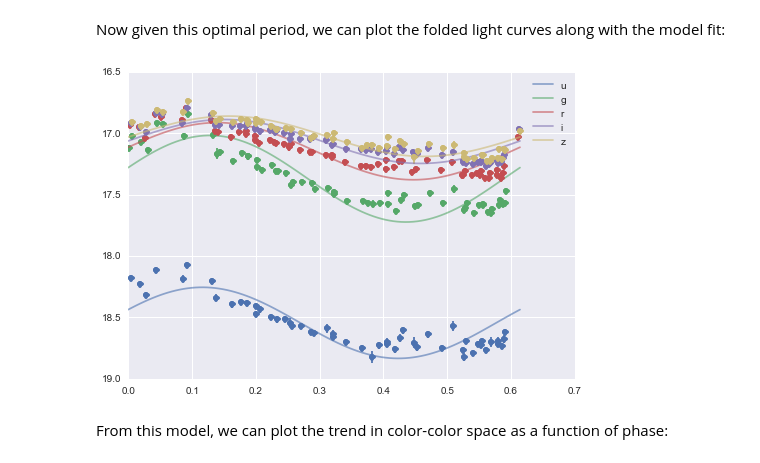
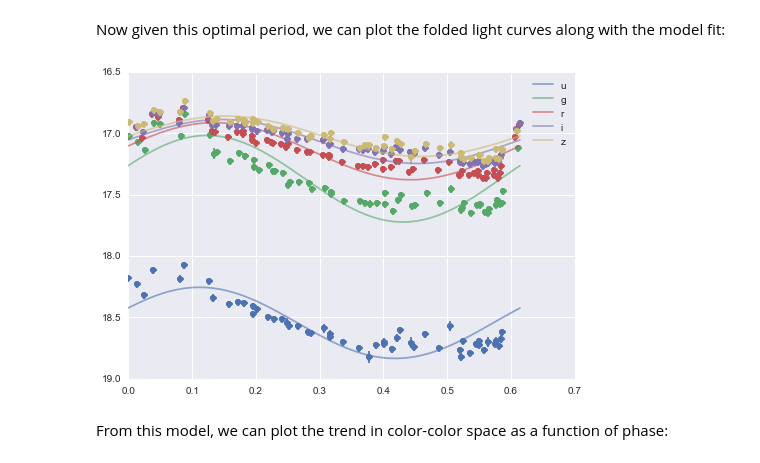
Before and after one commit to jakevdp/multiband_LS, a Jupyter notebook: examples/MultibandExample.ipynb, the cells around one changed output. Drawn from its saved outputs; the diff is of its cells as text; code cells hidden in the pictures.

```diff
--- a/examples/MultibandExample.ipynb
+++ b/examples/MultibandExample.ipynb
@@ -46,7 +46,7 @@ The ``LombScargleMultiband`` class has the tools needed to compute multiband lom
 Note that we're doing a four-term truncated Fourier fit:
 # %%
 from multiband_LS.lomb_scargle import LombScargleMultibandFast
-model = LombScargleMultibandFast()
+model = LombScargleMultibandFast(period_range=(0.4, 0.8))
 model.fit(t, y, dy, filts)
 # %% [output]
 <multiband_LS.lomb_scargle.LombScargleMultibandFast at 0x...>
@@ -72,23 +73,23 @@ plt.plot(periods, P);
 # %% [markdown]
 Now given this optimal period, we can plot the folded light curves along with the model fit:
 # %%
-def plot_folded(model, P_best):
-    tfit = np.linspace(0, P_best, 100)[:, None]
-    yfits = model.predict(tfit, ['u', 'g', 'r', 'i', 'z'], 2 * np.pi / P_best)
+def plot_folded(model):
+    tfit = np.linspace(0, model.best_period, 100)[:, None]
+    yfits = model.predict(tfit, filts=['u', 'g', 'r', 'i', 'z'])
 
     colors = plt.rcParams['axes.color_cycle']
 
     for i, (color, filt) in enumerate(zip(colors[:5], 'ugriz')):
         mask = (filts == filt)
-        plt.errorbar(t[mask] % P_best, y[mask], dy[mask], fmt='o', c=color)
+        plt.errorbar(t[mask] % model.best_period, y[mask], dy[mask], fmt='o', c=color)
         plt.plot(tfit, yfits[:, i], '-', c=color, alpha=0.6, label=filts[i])
 
     plt.gca().invert_yaxis()
     plt.legend()
 
-plot_folded(model, P_best)
+plot_folded(model)
 # %% [output]
-[figure, old version]
+[figure, new version]
 # %% [markdown]
 From this model, we can plot the trend in color-color space as a function of phase:
 # %%
```
Also changed, not shown: parts of 11 cells of this notebook, 5 other files.
